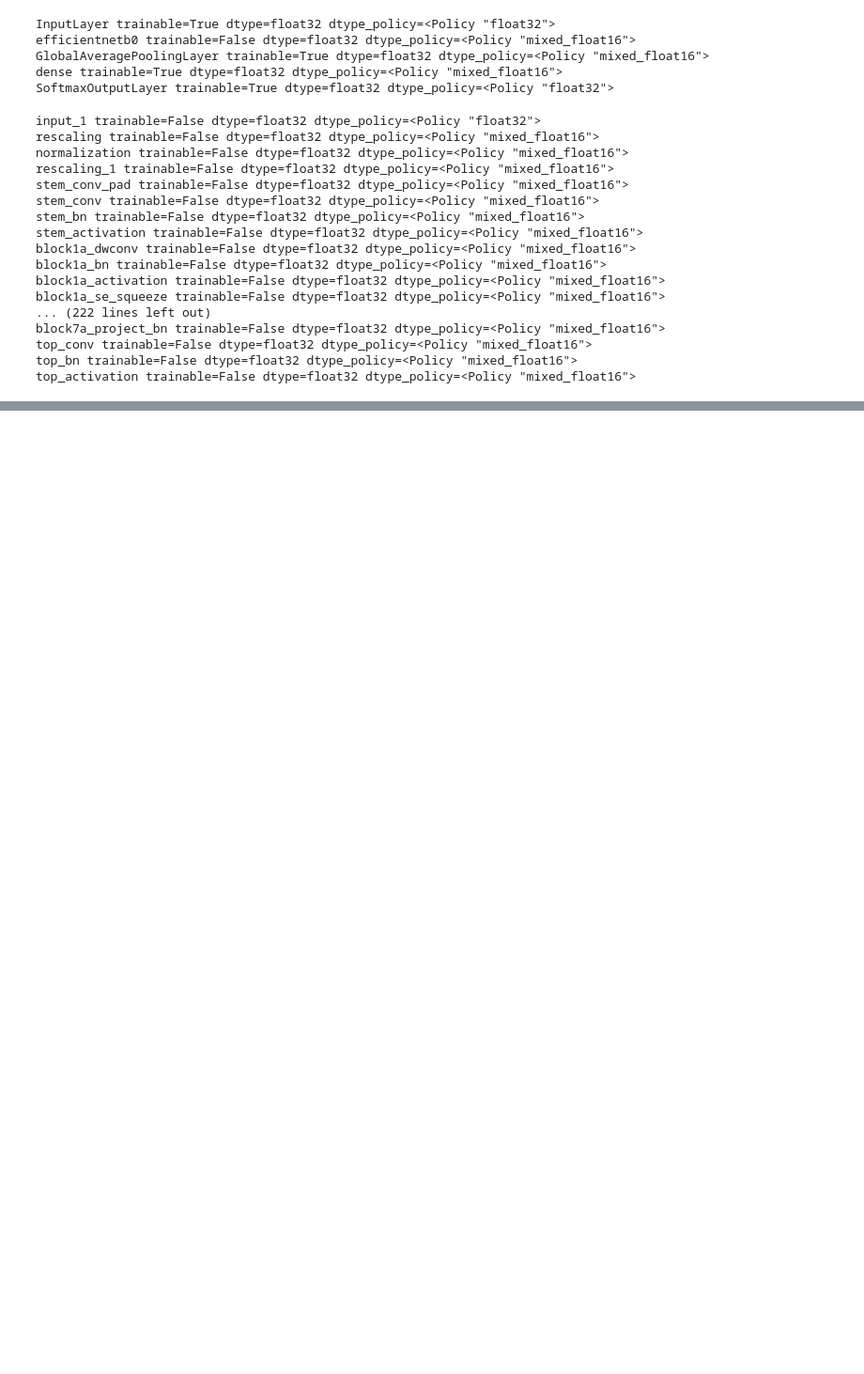
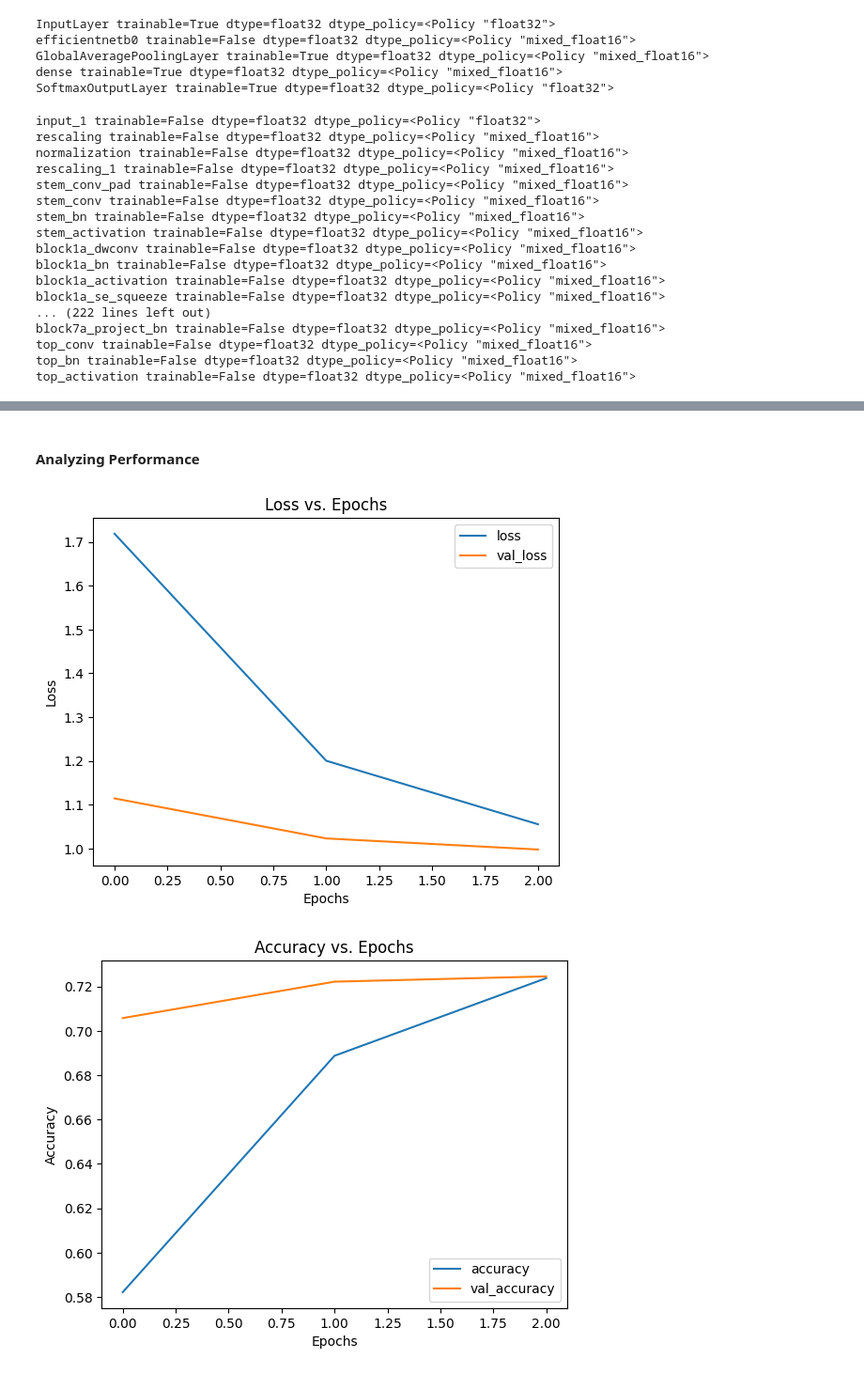
Before and after one commit to bkubick/deep-learning-development, a Jupyter notebook: projects/food_vision/food_vision.ipynb, the cells around one changed output, grey strips where cells are left out. Shown at 94% size. Saved outputs shown, nothing was run; the diff lists cells and outputs as text; code cells hidden in the pictures; blank space fills up the shorter version.

```diff
--- a/projects/food_vision/food_vision.ipynb
+++ b/projects/food_vision/food_vision.ipynb
@@ -220,15 +332,0 @@ Creating performant data pipelines with tensorflow. I need to make this pipeline
-# %%
-# Map preprocessing function to training data, and parallelize it
-train_data = train_data.map(map_func=preprocess_image, num_parallel_calls=tf.data.AUTOTUNE)
-
-# Shuffle the train_data and turn into batches
-train_data = train_data.shuffle(buffer_size=1000).batch(batch_size=32).prefetch(buffer_size=tf.data.AUTOTUNE)
-
-# Map preprocessing function to test data, and parallelize it
-test_data = test_data.map(map_func=preprocess_image, num_parallel_calls=tf.data.AUTOTUNE)
-
-# Turn test_data into batches
-test_data = test_data.batch(batch_size=32).prefetch(buffer_size=tf.data.AUTOTUNE)
-
-# Verify that the shape changed, dtype change, and the dataset is a PrefetchDataset
-train_data, test_data
@@ -272,0 +333,6 @@ model_0_path = 'models/model_0'
+# %%
+# Constants
+model_0_name = 'model_0_feature_extraction'
+model_0_filepath = f'./models/{model_0_name}'
+
+EPOCHS_0 = 3
@@ -360,14 +419,13 @@ checkpoint_last_weights_model_0 = f'{checkpoint_base_path}/model_0/last_weights/
 # %%
 # Fit the model
-model_0.fit(train_data,
-            epochs=3,
-            steps_per_epoch=len(train_data),
-            validation_data=test_data,
-            validation_steps=int(len(test_data) * 0.15),
-            callbacks=[
-                utils.callbacks.generate_checkpoint_callback(checkpoint_best_weights_model_0, best_only=True),
-                utils.callbacks.generate_checkpoint_callback(checkpoint_last_weights_model_0, best_only=False),
-                utils.callbacks.generate_tensorboard_callback(tensorboard_base_path, 'model_0'),
-                utils.callbacks.generate_csv_logger_callback('model_0_history.csv', csv_base_path),
-            ])
+model_0_history = model_0.fit(
+    train_data,
+    epochs=EPOCHS_0,
+    steps_per_epoch=TRAIN_STEPS_PER_EPOCH,
+    validation_data=test_data,
+    validation_steps=VAL_STEPS_PER_EPOCH,
+    callbacks=[
+        ml_toolbox.modeling.callbacks.generate_checkpoint_callback(model_0_name, best_only=False),
+        ml_toolbox.modeling.callbacks.generate_tensorboard_callback(model_0_name),
+    ])
 # %% [output]
@@ -412,0 +443,8 @@ model_0_performance
+# %% [markdown]
+#### Analyzing Performance
+# %%
+ml_toolbox.analysis.history.plot_history(model_0_history, metric='loss')
+ml_toolbox.analysis.history.plot_history(model_0_history, metric='accuracy')
+# %% [output]
+[figure, added]
+[figure, added]
```
Also changed, not shown: parts of 103 cells of this notebook.
